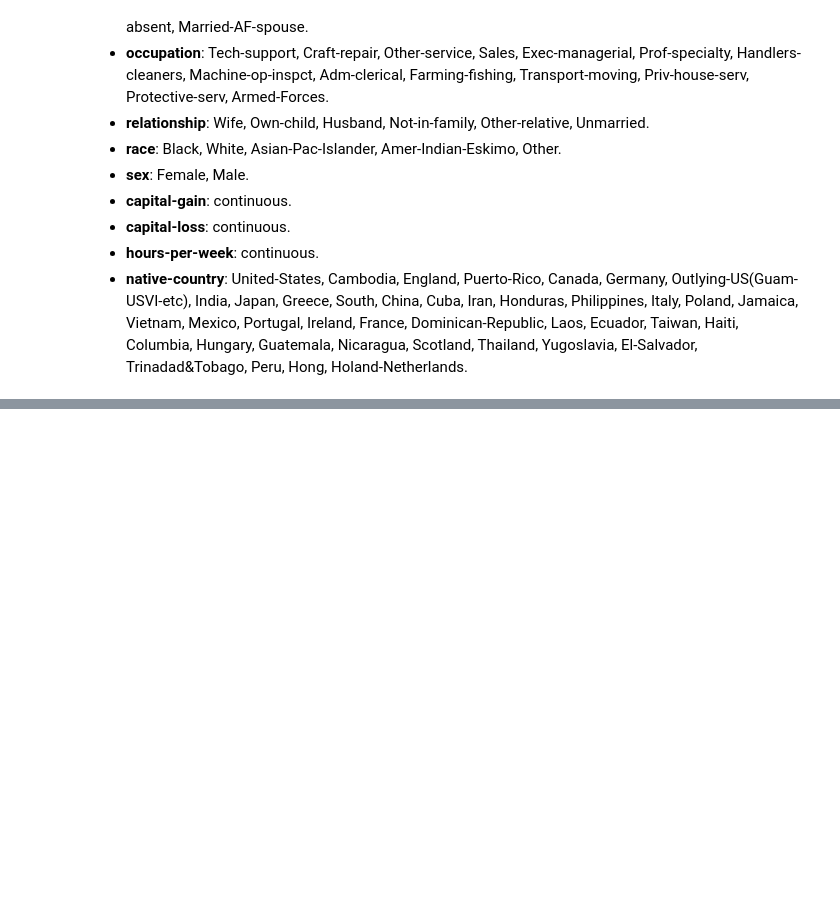
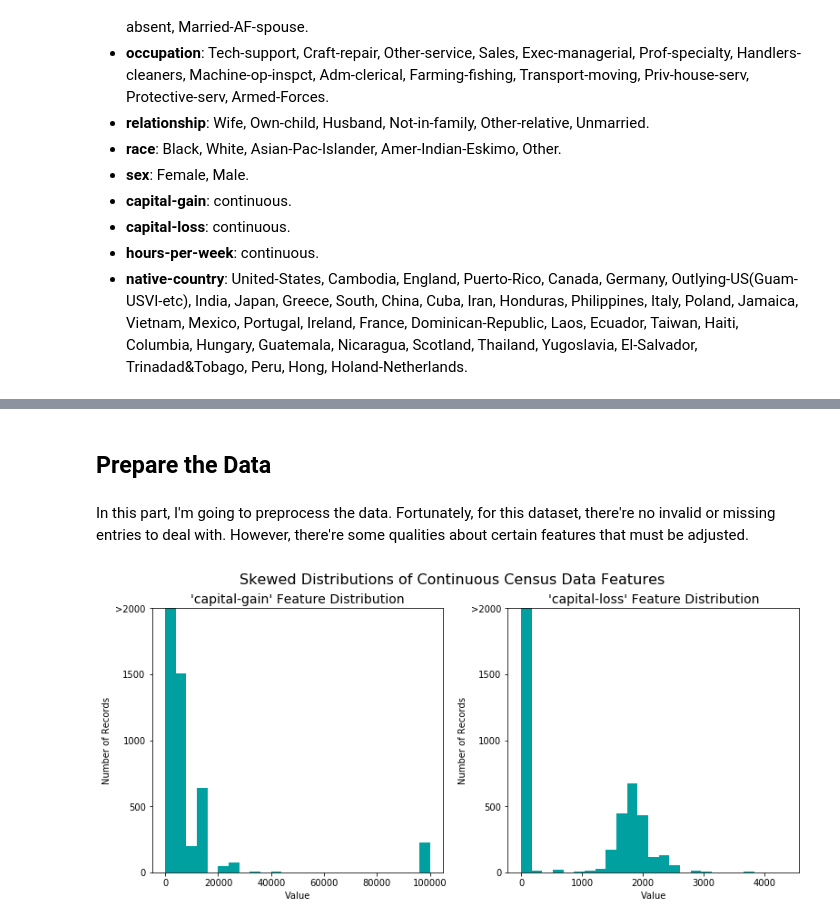
Before and after one commit to dvokinsark/ML-Charity-competition, a Jupyter notebook: finding_donors.ipynb, the cells around one changed output, grey strips where cells are left out. Drawn from its saved outputs; the diff is of its cells as text; code cells hidden in the pictures; blank space fills up the shorter version.

```diff
--- a/finding_donors.ipynb
+++ b/finding_donors.ipynb
@@ -80,0 +81,13 @@ sn.factorplot('income', 'capital-gain', hue='sex', data = data,
+# %% [markdown]
+## Prepare the Data
+# %% [markdown]
+In this part, I'm going to preprocess the data. Fortunately, for this dataset, there're no invalid or missing entries to deal with. However, there're some qualities about certain features that must be adjusted.
+# %%
+# split data into features and target label
+income_raw = data['income']
+features_raw = data.drop('income', axis=1)
+
+# visualize skewed continuous features of original data
+vs.distribution(data)
+# %% [output]
+[figure, added]
```
Also changed, not shown: parts of 11 cells of this notebook, 1 other file.
